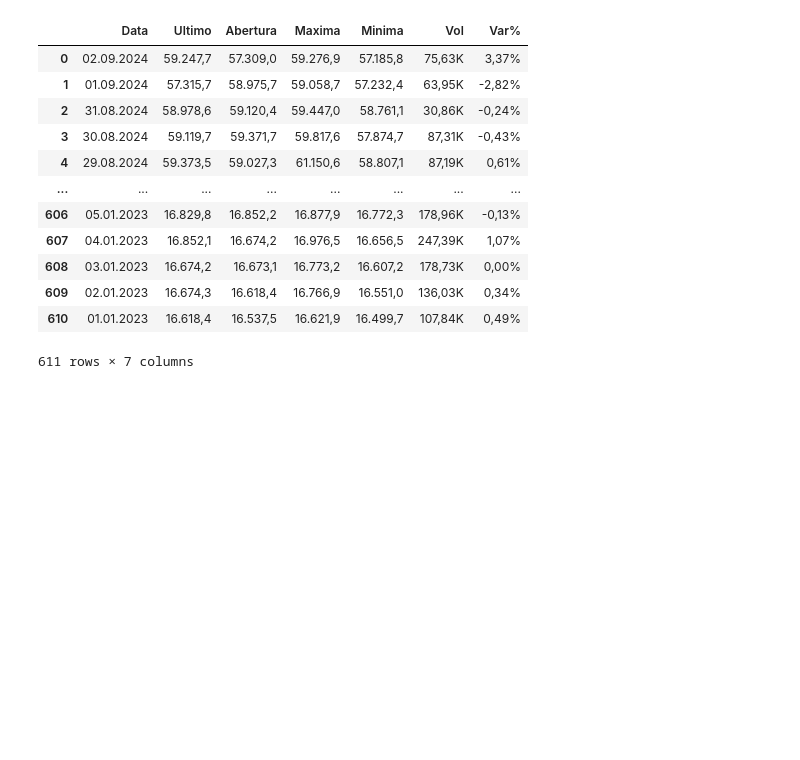
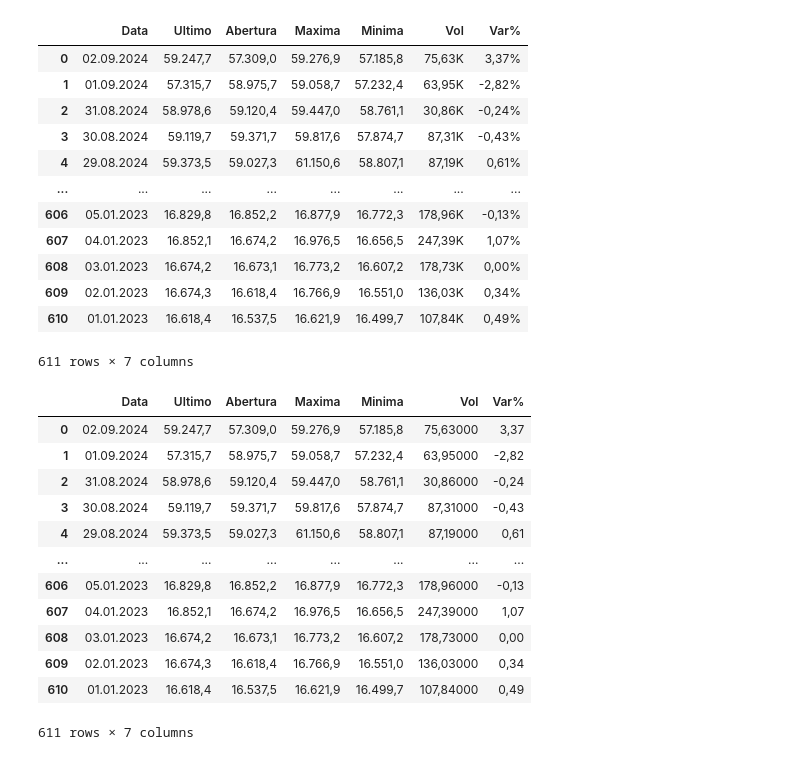
Before and after one commit to Edustn/modulo-7, a Jupyter notebook: atividade_1/src/main.ipynb, the cells around one changed output. Drawn from its saved outputs; the diff is of its cells as text; code cells hidden in the pictures; blank space fills up the shorter version.

```diff
--- a/atividade_1/src/main.ipynb
+++ b/atividade_1/src/main.ipynb
@@ -84,4 +84,22 @@ df
 | 609 | 02.01.2023 | 16.674,3 | 16.618,4 | 16.766,9 | 16.551,0 | 136,03K | 0,34% |
 | 610 | 01.01.2023 | 16.618,4 | 16.537,5 | 16.621,9 | 16.499,7 | 107,84K | 0,49% |
 611 rows × 7 columns
+# %%
+df['Vol'] = df['Vol'].str.replace('K', '000')
+df['Var%'] = df['Var%'].str.replace('%', '')
+df
+# %% [output]
+|  | Data | Ultimo | Abertura | Maxima | Minima | Vol | Var% |
+| 0 | 02.09.2024 | 59.247,7 | 57.309,0 | 59.276,9 | 57.185,8 | 75,63000 | 3,37 |
+| 1 | 01.09.2024 | 57.315,7 | 58.975,7 | 59.058,7 | 57.232,4 | 63,95000 | -2,82 |
+| 2 | 31.08.2024 | 58.978,6 | 59.120,4 | 59.447,0 | 58.761,1 | 30,86000 | -0,24 |
+| 3 | 30.08.2024 | 59.119,7 | 59.371,7 | 59.817,6 | 57.874,7 | 87,31000 | -0,43 |
+| 4 | 29.08.2024 | 59.373,5 | 59.027,3 | 61.150,6 | 58.807,1 | 87,19000 | 0,61 |
+| ... | ... | ... | ... | ... | ... | ... | ... |
+| 606 | 05.01.2023 | 16.829,8 | 16.852,2 | 16.877,9 | 16.772,3 | 178,96000 | -0,13 |
+| 607 | 04.01.2023 | 16.852,1 | 16.674,2 | 16.976,5 | 16.656,5 | 247,39000 | 1,07 |
+| 608 | 03.01.2023 | 16.674,2 | 16.673,1 | 16.773,2 | 16.607,2 | 178,73000 | 0,00 |
+| 609 | 02.01.2023 | 16.674,3 | 16.618,4 | 16.766,9 | 16.551,0 | 136,03000 | 0,34 |
+| 610 | 01.01.2023 | 16.618,4 | 16.537,5 | 16.621,9 | 16.499,7 | 107,84000 | 0,49 |
+611 rows × 7 columns
 # %%
```
Also changed, not shown: parts of 12 cells of this notebook.
